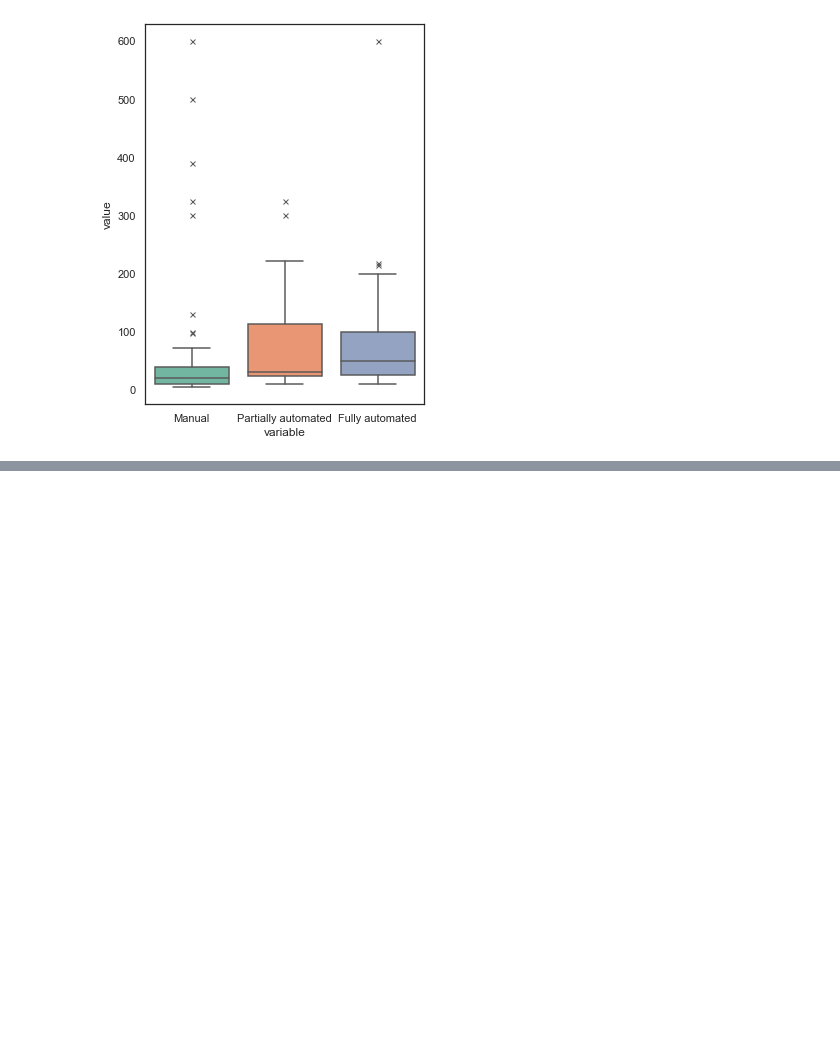
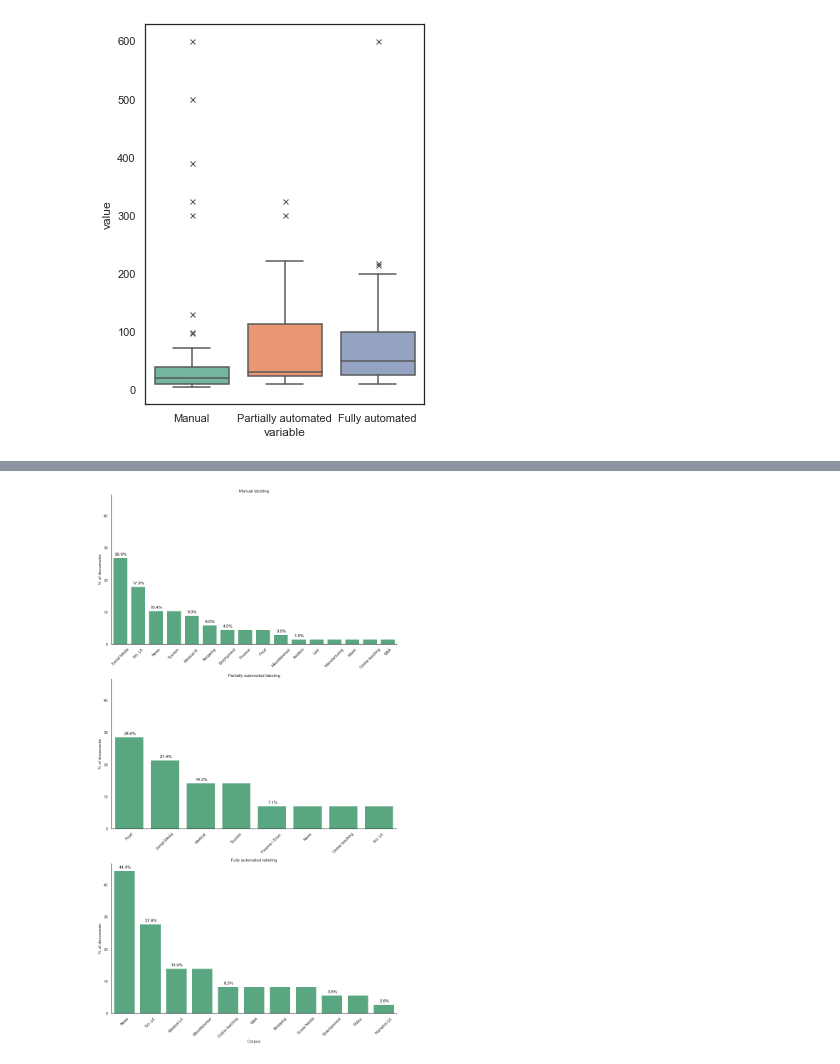
Before and after one commit to iberius96/Msc_Thesis, a Jupyter notebook: Data Visualization/Summary.ipynb, the cells around one changed output, grey strips where cells are left out. Saved outputs shown, nothing was run; the diff lists cells and outputs as text; code cells hidden in the pictures; blank space fills up the shorter version.

```diff
--- a/Data Visualization/Summary.ipynb
+++ b/Data Visualization/Summary.ipynb
@@ -476,0 +521,71 @@ iqr
+# %%
+import matplotlib.pyplot as plt
+import seaborn as sns
+
+# Data for manual labeling
+labels_ml = ['Social Media','Sci. Lit.','News','Tourism','Medical lit.','Shopping','Employment','Finance','Food','Miscellaneous','Aviation','Law','Manufacturing','Music','Online teaching','Q&A']
+values_ml = [26.9,17.9,10.4,10.4,9.0,6.0,4.5,4.5,4.5,3.0,1.5,1.5,1.5,1.5,1.5,1.5]
+
+# Data for partially automated labeling
+labels_pa = ['Food','Social Media','Medical','Tourism','Finance \ Econ.','News','Online teaching','Sci. Lit.']
+values_pa = [28.6,21.4,14.3,14.3,7.1,7.1,7.1,7.1]
+
+# Data for fully automated labeling
+labels_fa = ['News','Sci. Lit.','Medical Lit.','Miscellaneous','Online teaching','Q&A','Shopping','Social Media','Entertainment','Policy','Narrative Lit.']
+values_fa = [44.4,27.8,13.9,13.9,8.3,8.3,8.3,8.3,5.6,5.6,2.8]
+
+# Create a grid of subplots
+fig, axes = plt.subplots(nrows=3, ncols=1, figsize=(12, 22), sharey=True)
+
+# Plot manual labeling
+sns.set_theme(style='white')
+sns.set_palette('Set2')
+sns.despine()
+ax1 = sns.barplot(y=values_ml, x=labels_ml, color=(0.3, 0.7, 0.5, 0.7), ax=axes[0])
+ax1.set_ylabel('% of documents')
+ax1.set_title('Manual labeling')
+ax1.tick_params(axis='x', rotation=45)
+
+# Add white labels inside each bar for manual labeling
+prev_val = 0
+for i, value in enumerate(values_ml):
+    if(prev_val == 0 or prev_val != value):
+        ax1.text(i+0.03, value+0.5, f'{value}%', ha='center', va='bottom', color='black')
+        prev_val = value
+
+# Plot partially automated labeling
+sns.set_theme(style='white')
+sns.set_palette('Set2')
+sns.despine()
+ax2 = sns.barplot(y=values_pa, x=labels_pa, color=(0.3, 0.7, 0.5, 0.7), ax=axes[1])
+ax2.set_ylabel('% of documents')
+ax2.set_title('Partially automated labeling')
+ax2.tick_params(axis='x', rotation=45)
+
+# Add white labels inside each bar for partially automated labeling
+prev_val = 0
+for i, value in enumerate(values_pa):
+    if(prev_val == 0 or prev_val != value):
+        ax2.text(i+0.03, value+0.5, f'{value}%', ha='center', va='bottom', color='black')
+        prev_val = value
+
+# Plot fully automated labeling
+sns.set_theme(style='white')
+sns.set_palette('Set2')
+sns.despine()
+ax3 = sns.barplot(y=values_fa, x=labels_fa, color=(0.3, 0.7, 0.5, 0.7), ax=axes[2])
+ax3.set_ylabel('% of documents')
+ax3.set_xlabel('Corpus')
+ax3.set_title('Fully automated labeling')
+ax3.tick_params(axis='x', rotation=45)
+
+prev_val = 0
+for i, value in enumerate(values_fa):
+    if(prev_val == 0 or prev_val != value):
+        ax3.text(i+0.03, value+0.5, f'{value}%', ha='center', va='bottom', color='black')
+        prev_val = value
+
+plt.tight_layout()
+plt.show()
+# %% [output]
+[figure, added]
```
Also changed, not shown: parts of 4 cells of this notebook, 5 other files.
